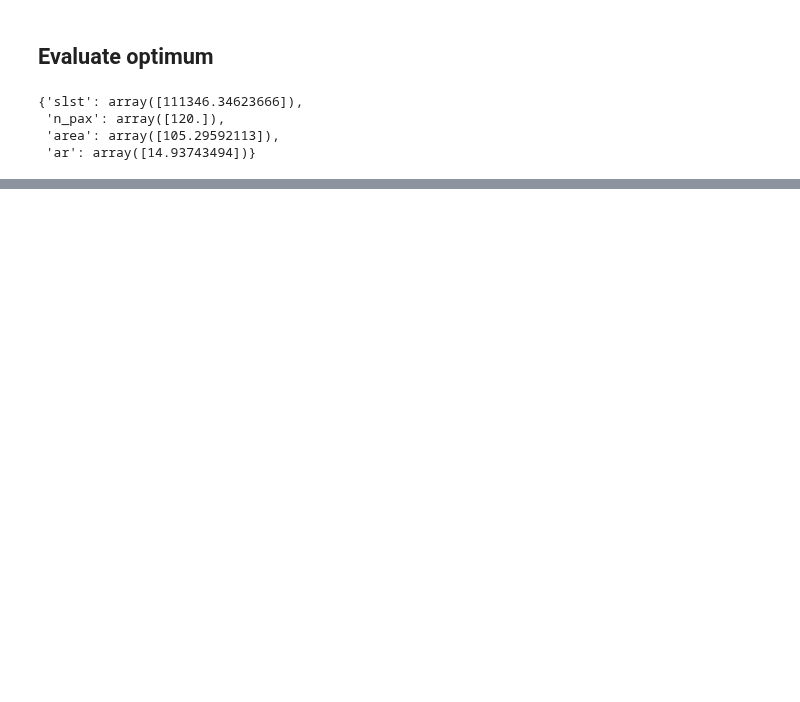
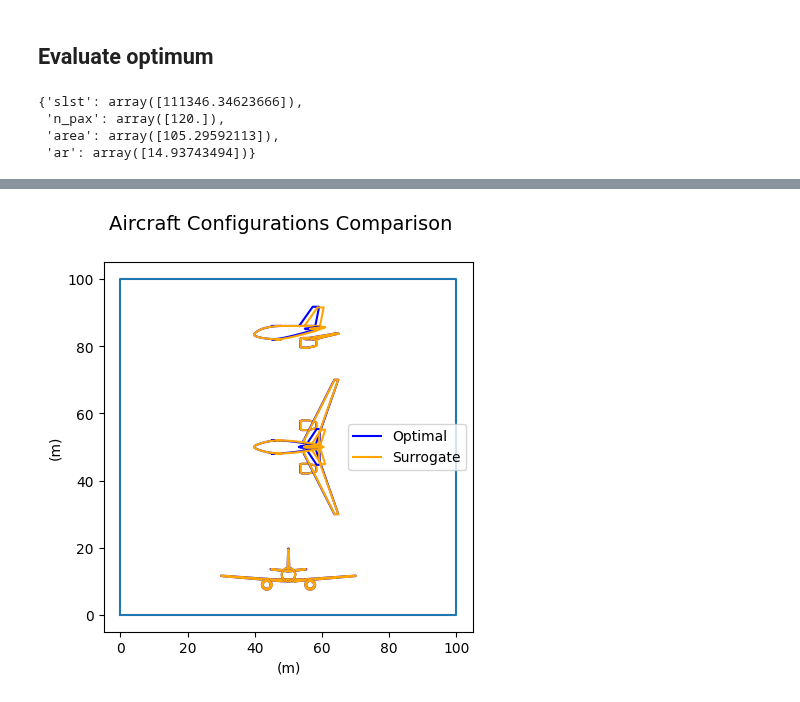
Before and after one commit to hannabkre/lh2pac, a Jupyter notebook: docs/scripts/project/UC1_problem3.ipynb, the cells around one changed output, grey strips where cells are left out. Saved outputs shown, nothing was run; the diff lists cells and outputs as text; code cells hidden in the pictures; blank space fills up the shorter version.

```diff
--- a/docs/scripts/project/UC1_problem3.ipynb
+++ b/docs/scripts/project/UC1_problem3.ipynb
@@ -249,0 +268,7 @@ scenario_test.execute(algo_name = 'CustomDOE', samples = [scenario_surrogate.opt
+# %%
+AC1 =AircraftConfiguration(name = 'Optimal', length= 19.0, span = 39.9999999991, area = 113.08177607, color = 'blue')
+AC2 =AircraftConfiguration(name = 'Surrogate', length= 20.36617508, span = 40.0000000082, area = 105.29592113, color = 'orange')
+# %%
+draw_aircraft(AC1, AC2, title="Aircraft Configurations Comparison", save=False, show=True)
+# %% [output]
+[figure, added]
```
Also changed, not shown: parts of 14 cells of this notebook, 2 other files.
